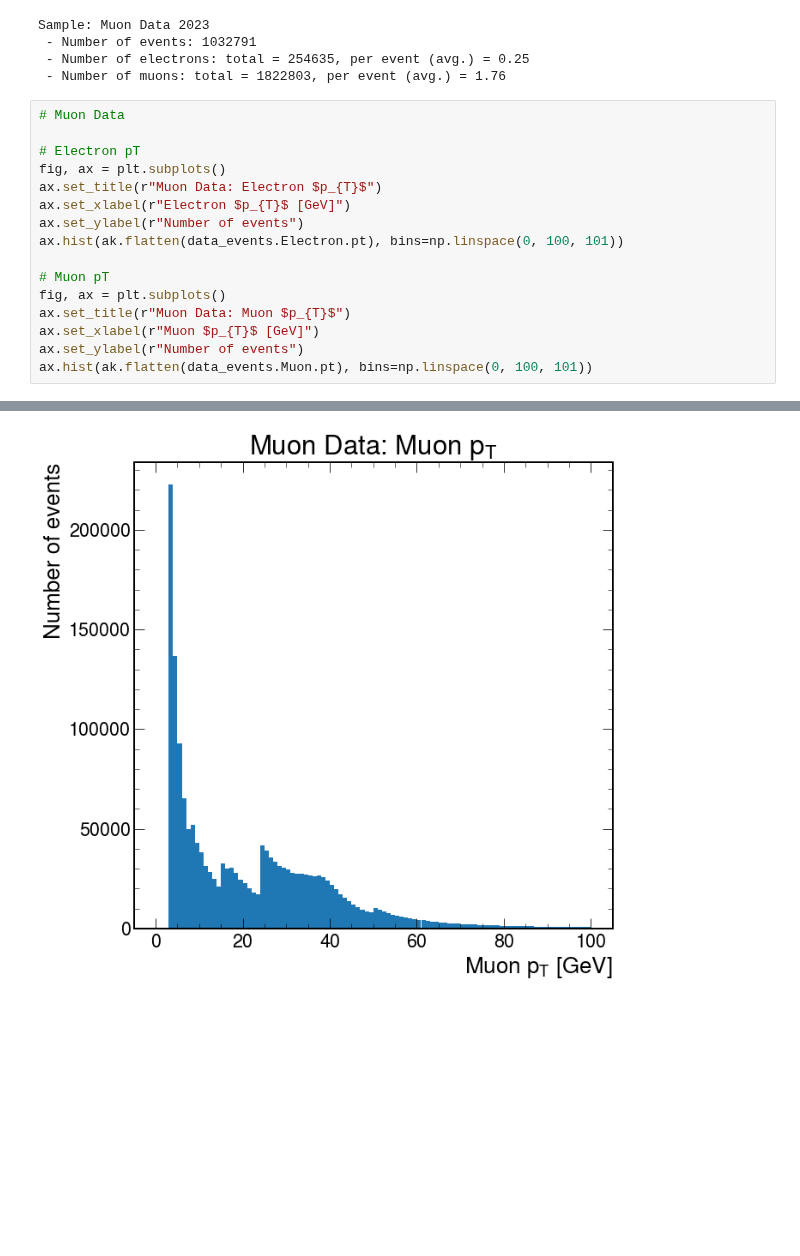
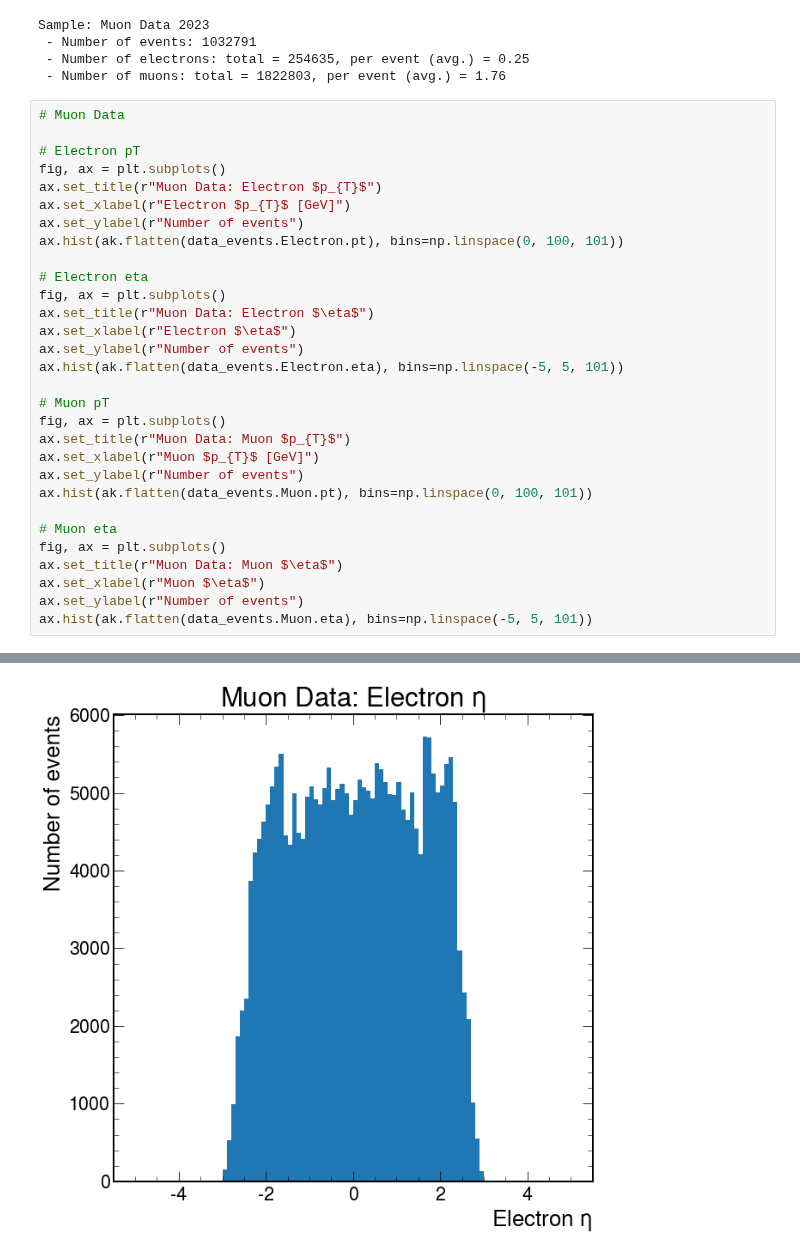
Before and after one commit to ku-cms/LeptonStudies, a Jupyter notebook: notebooks/electron_tnp_Jpsi_mass.ipynb, the cells around one changed output, grey strips where cells are left out. Saved outputs shown, nothing was run; the diff lists cells and outputs as text; blank space fills up the shorter version.

Commit message:
Plot eta. Rename variables. Add legends. Update print statements.

```diff
--- a/notebooks/electron_tnp_Jpsi_mass.ipynb
+++ b/notebooks/electron_tnp_Jpsi_mass.ipynb
@@ -94,10 +95,24 @@ ax.set_xlabel(r"Electron $p_{T}$ [GeV]")
 ax.set_ylabel(r"Number of events")
 ax.hist(ak.flatten(data_events.Electron.pt), bins=np.linspace(0, 100, 101))
 
+# Electron eta
+fig, ax = plt.subplots()
+ax.set_title(r"Muon Data: Electron $\eta$")
+ax.set_xlabel(r"Electron $\eta$")
+ax.set_ylabel(r"Number of events")
+ax.hist(ak.flatten(data_events.Electron.eta), bins=np.linspace(-5, 5, 101))
+
 # Muon pT
 fig, ax = plt.subplots()
 ax.set_title(r"Muon Data: Muon $p_{T}$")
 ax.set_xlabel(r"Muon $p_{T}$ [GeV]")
 ax.set_ylabel(r"Number of events")
 ax.hist(ak.flatten(data_events.Muon.pt), bins=np.linspace(0, 100, 101))
+
+# Muon eta
+fig, ax = plt.subplots()
+ax.set_title(r"Muon Data: Muon $\eta$")
+ax.set_xlabel(r"Muon $\eta$")
+ax.set_ylabel(r"Number of events")
+ax.hist(ak.flatten(data_events.Muon.eta), bins=np.linspace(-5, 5, 101))
 # %% [output]
@@ -120,3 +135,3 @@ ax.hist(ak.flatten(data_events.Muon.pt), bins=np.linspace(0, 100, 101))
  <BarContainer object of 100 artists>)
 [figure]
-[figure, old version]
+[figure, new version]
```
Also changed, not shown: parts of 3 cells of this notebook, 1 other file.
